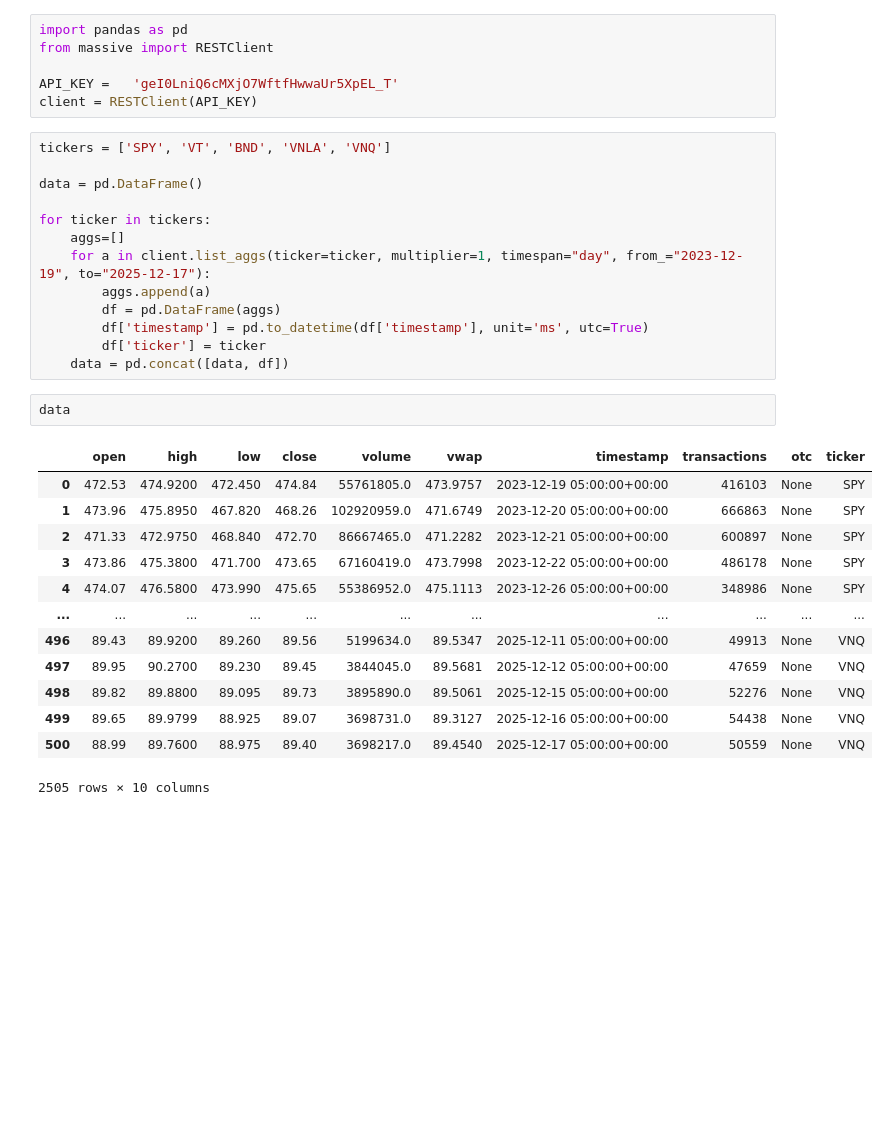
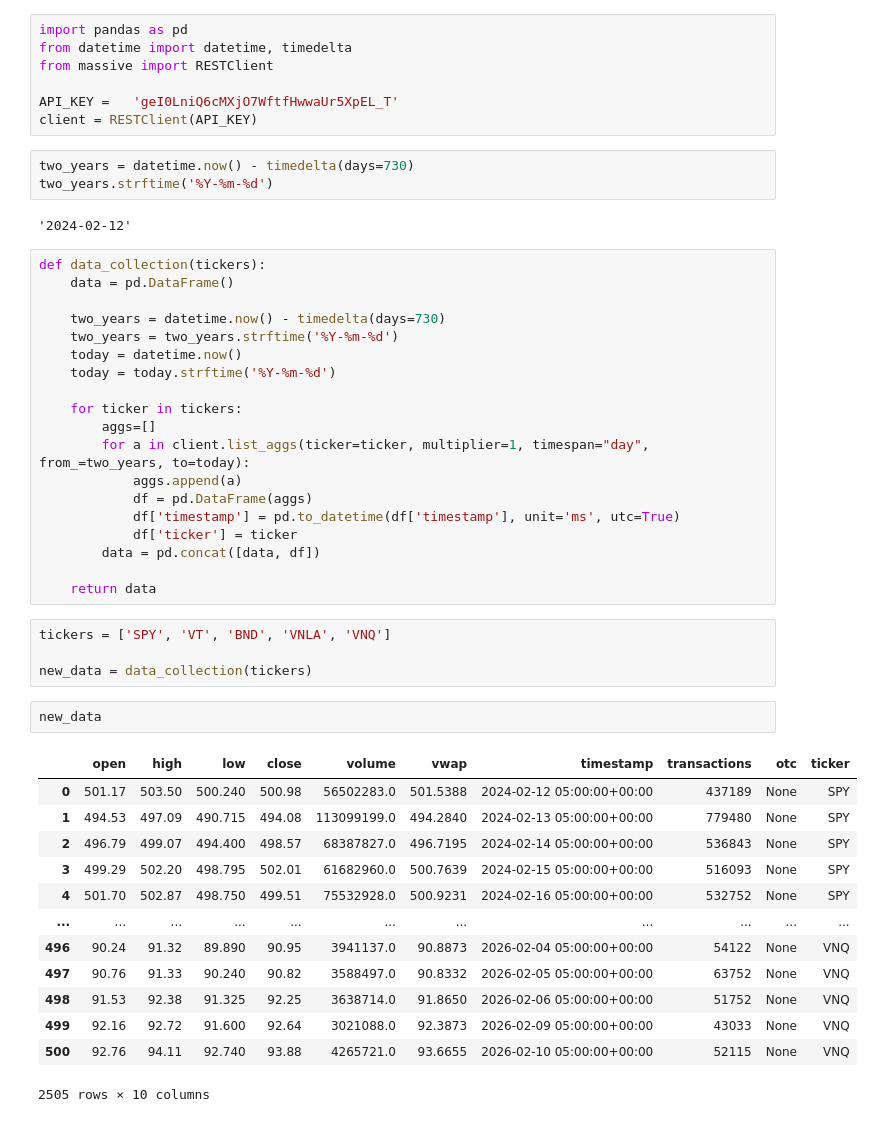
Before and after one commit to jdlavin/ttstc_project, a Jupyter notebook: data/data_collection.ipynb, the cells around one changed output. Saved outputs shown, nothing was run; the diff lists cells and outputs as text; blank space fills up the shorter version.

```diff
--- a/data/data_collection.ipynb
+++ b/data/data_collection.ipynb
@@ -1,35 +1,51 @@
 # %%
 import pandas as pd
+from datetime import datetime, timedelta
 from massive import RESTClient
 
 API_KEY = 	'geI0LniQ6cMXjO7WftfHwwaUr5XpEL_T'
 client = RESTClient(API_KEY)
+# %%
+two_years = datetime.now() - timedelta(days=730)
+two_years.strftime('%Y-%m-%d')
+# %% [output]
+'2024-02-12'
+# %%
+def data_collection(tickers):
+    data = pd.DataFrame()
+
+    two_years = datetime.now() - timedelta(days=730)
+    two_years = two_years.strftime('%Y-%m-%d')
+    today = datetime.now()
+    today = today.strftime('%Y-%m-%d')
+
+    for ticker in tickers:
+        aggs=[]
+        for a in client.list_aggs(ticker=ticker, multiplier=1, timespan="day", from_=two_years, to=today):
+            aggs.append(a)
+            df = pd.DataFrame(aggs)
+            df['timestamp'] = pd.to_datetime(df['timestamp'], unit='ms', utc=True)
+            df['ticker'] = ticker
+        data = pd.concat([data, df])
+
+    return data
 # %%
 tickers = ['SPY', 'VT', 'BND', 'VNLA', 'VNQ']
 
-data = pd.DataFrame()
-
-for ticker in tickers:
-    aggs=[]
-    for a in client.list_aggs(ticker=ticker, multiplier=1, timespan="day", from_="2023-12-19", to="2025-12-17"):
-        aggs.append(a)
-        df = pd.DataFrame(aggs)
-        df['timestamp'] = pd.to_datetime(df['timestamp'], unit='ms', utc=True)
-        df['ticker'] = ticker
-    data = pd.concat([data, df])
+new_data = data_collection(tickers)
 # %%
-data
+new_data
 # %% [output]
 |  | open | high | low | close | volume | vwap | timestamp | transactions | otc | ticker |
-| 0 | 472.53 | 474.9200 | 472.450 | 474.84 | 55761805.0 | 473.9757 | 2023-12-19 05:00:00+00:00 | 416103 | None | SPY |
-| 1 | 473.96 | 475.8950 | 467.820 | 468.26 | 102920959.0 | 471.6749 | 2023-12-20 05:00:00+00:00 | 666863 | None | SPY |
-| 2 | 471.33 | 472.9750 | 468.840 | 472.70 | 86667465.0 | 471.2282 | 2023-12-21 05:00:00+00:00 | 600897 | None | SPY |
-| 3 | 473.86 | 475.3800 | 471.700 | 473.65 | 67160419.0 | 473.7998 | 2023-12-22 05:00:00+00:00 | 486178 | None | SPY |
-| 4 | 474.07 | 476.5800 | 473.990 | 475.65 | 55386952.0 | 475.1113 | 2023-12-26 05:00:00+00:00 | 348986 | None | SPY |
+| 0 | 501.17 | 503.50 | 500.240 | 500.98 | 56502283.0 | 501.5388 | 2024-02-12 05:00:00+00:00 | 437189 | None | SPY |
+| 1 | 494.53 | 497.09 | 490.715 | 494.08 | 113099199.0 | 494.2840 | 2024-02-13 05:00:00+00:00 | 779480 | None | SPY |
+| 2 | 496.79 | 499.07 | 494.400 | 498.57 | 68387827.0 | 496.7195 | 2024-02-14 05:00:00+00:00 | 536843 | None | SPY |
+| 3 | 499.29 | 502.20 | 498.795 | 502.01 | 61682960.0 | 500.7639 | 2024-02-15 05:00:00+00:00 | 516093 | None | SPY |
+| 4 | 501.70 | 502.87 | 498.750 | 499.51 | 75532928.0 | 500.9231 | 2024-02-16 05:00:00+00:00 | 532752 | None | SPY |
 | ... | ... | ... | ... | ... | ... | ... | ... | ... | ... | ... |
-| 496 | 89.43 | 89.9200 | 89.260 | 89.56 | 5199634.0 | 89.5347 | 2025-12-11 05:00:00+00:00 | 49913 | None | VNQ |
-| 497 | 89.95 | 90.2700 | 89.230 | 89.45 | 3844045.0 | 89.5681 | 2025-12-12 05:00:00+00:00 | 47659 | None | VNQ |
-| 498 | 89.82 | 89.8800 | 89.095 | 89.73 | 3895890.0 | 89.5061 | 2025-12-15 05:00:00+00:00 | 52276 | None | VNQ |
-| 499 | 89.65 | 89.9799 | 88.925 | 89.07 | 3698731.0 | 89.3127 | 2025-12-16 05:00:00+00:00 | 54438 | None | VNQ |
-| 500 | 88.99 | 89.7600 | 88.975 | 89.40 | 3698217.0 | 89.4540 | 2025-12-17 05:00:00+00:00 | 50559 | None | VNQ |
+| 496 | 90.24 | 91.32 | 89.890 | 90.95 | 3941137.0 | 90.8873 | 2026-02-04 05:00:00+00:00 | 54122 | None | VNQ |
+| 497 | 90.76 | 91.33 | 90.240 | 90.82 | 3588497.0 | 90.8332 | 2026-02-05 05:00:00+00:00 | 63752 | None | VNQ |
+| 498 | 91.53 | 92.38 | 91.325 | 92.25 | 3638714.0 | 91.8650 | 2026-02-06 05:00:00+00:00 | 51752 | None | VNQ |
+| 499 | 92.16 | 92.72 | 91.600 | 92.64 | 3021088.0 | 92.3873 | 2026-02-09 05:00:00+00:00 | 43033 | None | VNQ |
+| 500 | 92.76 | 94.11 | 92.740 | 93.88 | 4265721.0 | 93.6655 | 2026-02-10 05:00:00+00:00 | 52115 | None | VNQ |
 2505 rows × 10 columns
```
Also changed, not shown: parts of 3 cells of this notebook, 1 other file.
